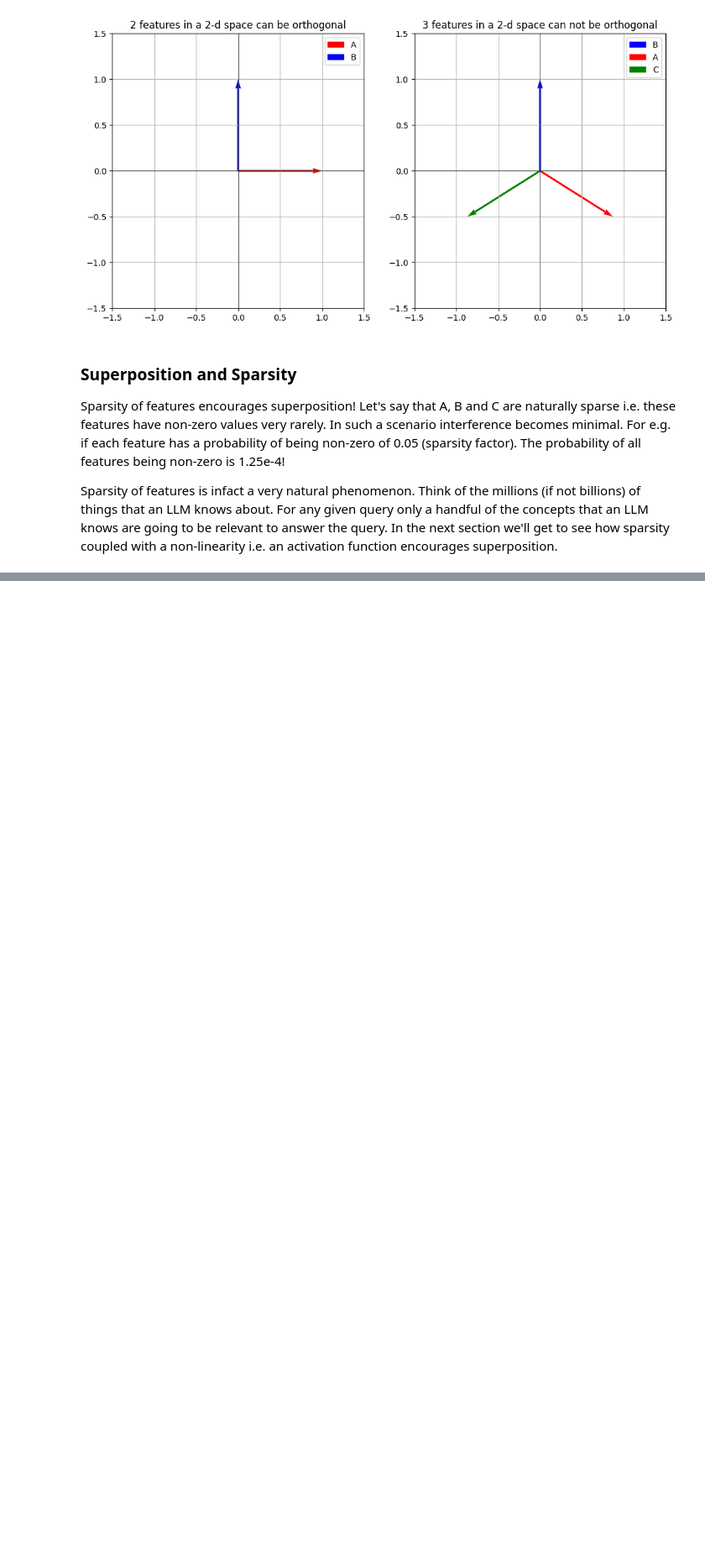
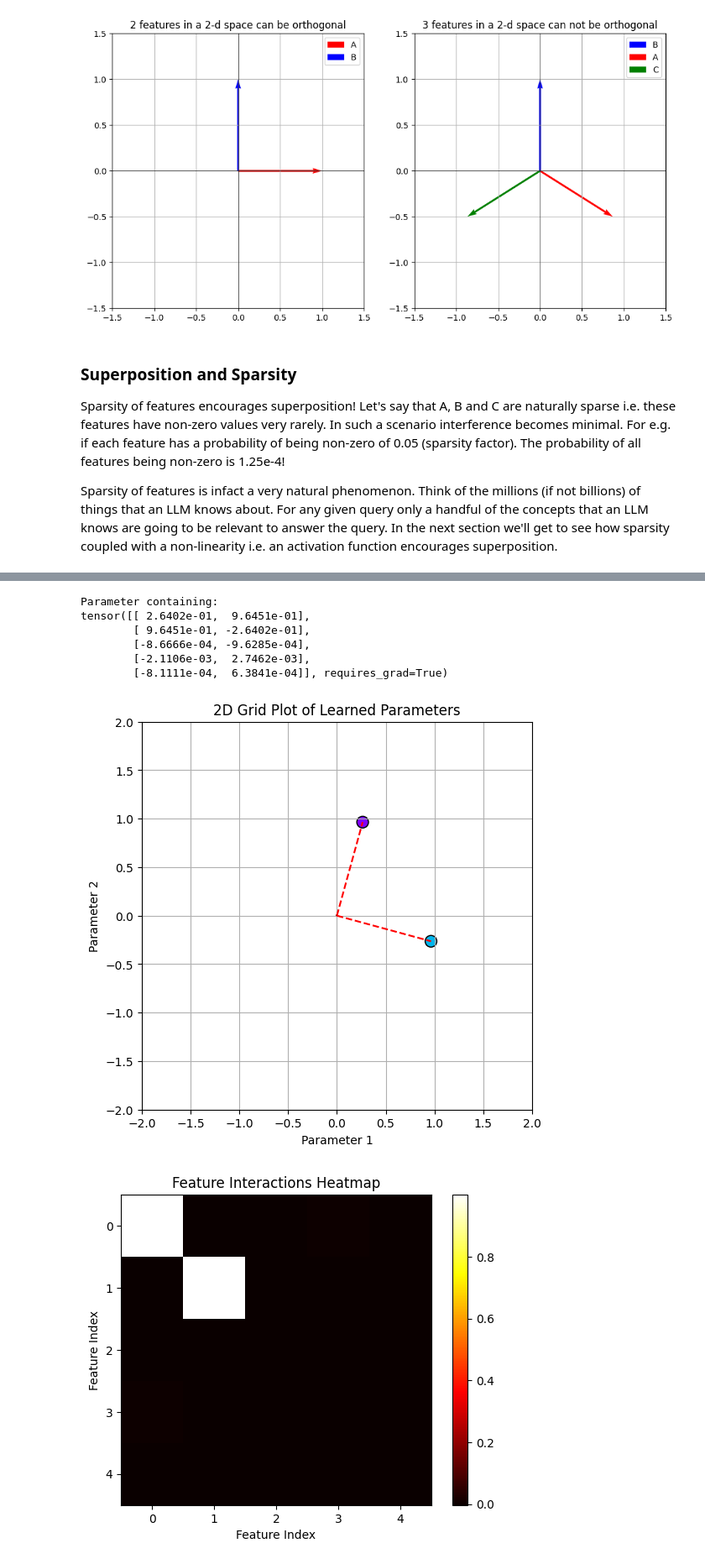
Before and after one commit to pramodith/llm_exploration, a Jupyter notebook: superposition.ipynb, the cells around one changed output, grey strips where cells are left out. Shown at 84% size. Cells and saved outputs as stored; diff of their text form; code cells hidden in the pictures; blank space fills up the shorter version.

```diff
--- a/superposition.ipynb
+++ b/superposition.ipynb
@@ -477,0 +411,7 @@ On top of these if you are an expert in a specific business domain and are well
+# %%
+# Training loop
+num_steps = 10000
+batch_size = 1024
+num_features = 5
+hidden_dim = 2
+learning_rate = 1e-3
@@ -477,0 +421,7 @@ On top of these if you are an expert in a specific business domain and are well
+# %%
+linear_model = DummyModel(feature_imps, num_features=num_features, hidden_dim=hidden_dim, use_relu=False)
+# Define loss function and optimizer
+optimizer = optim.AdamW(linear_model.parameters(), lr=learning_rate)
+scheduler = optim.lr_scheduler.CosineAnnealingLR(optimizer, T_max=num_steps)
+feature_sparsity_prob = 0
+train(linear_model, optimizer, scheduler, num_steps, batch_size, num_features, feature_sparsity_prob)
@@ -477,0 +446,14 @@ On top of these if you are an expert in a specific business domain and are well
+# %%
+print(linear_model.W)
+# %% [output]
+Parameter containing:
+tensor([[ 2.6402e-01,  9.6451e-01],
+        [ 9.6451e-01, -2.6402e-01],
+        [-8.6666e-04, -9.6285e-04],
+        [-2.1106e-03,  2.7462e-03],
+        [-8.1111e-04,  6.3841e-04]], requires_grad=True)
+# %%
+plot_all(linear_model)
+# %% [output]
+[figure, added]
+[figure, added]
```
Also changed, not shown: parts of 55 cells of this notebook.
